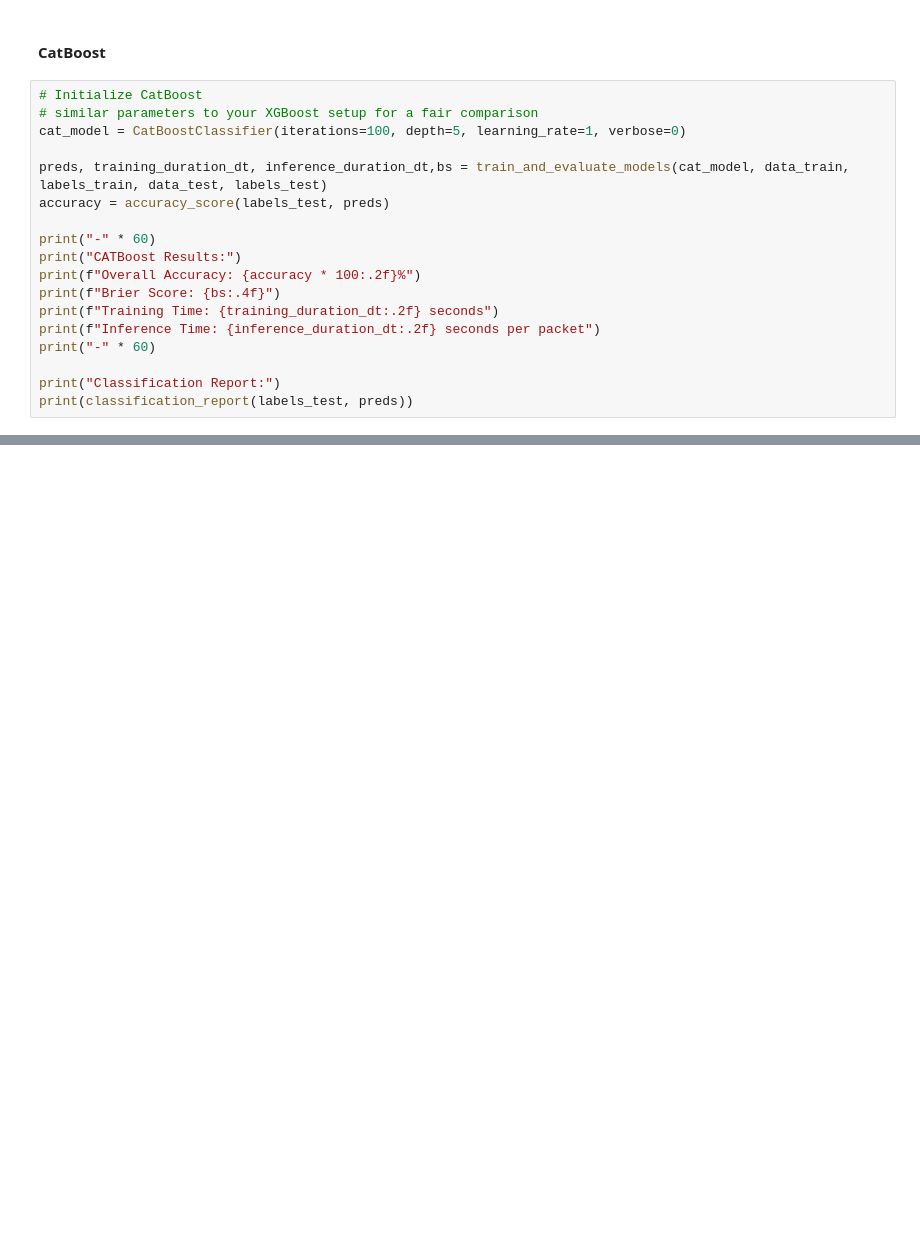
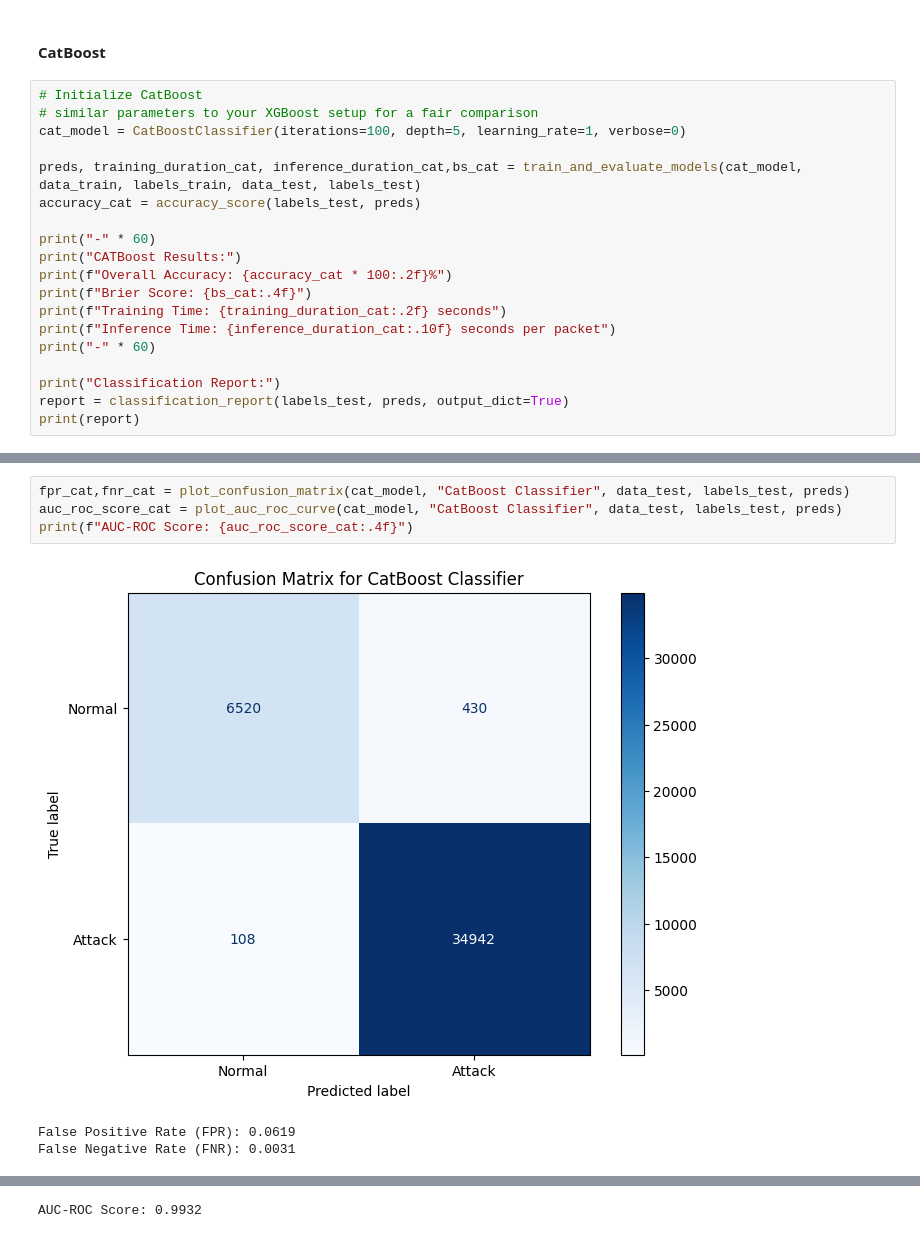
Before and after one commit to MohHaroon/XAI-based-ZSL-for-IIDS, a Jupyter notebook: model_train_eval.ipynb, the cells around one changed output, grey strips where cells are left out. Drawn from its saved outputs; the diff is of its cells as text; blank space fills up the shorter version.

```diff
--- a/model_train_eval.ipynb
+++ b/model_train_eval.ipynb
@@ -276,19 +366,20 @@ weighted avg       0.99      0.99      0.99     42000
 # similar parameters to your XGBoost setup for a fair comparison
 cat_model = CatBoostClassifier(iterations=100, depth=5, learning_rate=1, verbose=0)
 
-preds, training_duration_dt, inference_duration_dt,bs = train_and_evaluate_models(cat_model, data_train, labels_train, data_test, labels_test)
-accuracy = accuracy_score(labels_test, preds)
+preds, training_duration_cat, inference_duration_cat,bs_cat = train_and_evaluate_models(cat_model, data_train, labels_train, data_test, labels_test)
+accuracy_cat = accuracy_score(labels_test, preds)
 
 print("-" * 60)
 print("CATBoost Results:")
-print(f"Overall Accuracy: {accuracy * 100:.2f}%")
-print(f"Brier Score: {bs:.4f}")
-print(f"Training Time: {training_duration_dt:.2f} seconds")
-print(f"Inference Time: {inference_duration_dt:.2f} seconds per packet")
+print(f"Overall Accuracy: {accuracy_cat * 100:.2f}%")
+print(f"Brier Score: {bs_cat:.4f}")
+print(f"Training Time: {training_duration_cat:.2f} seconds")
+print(f"Inference Time: {inference_duration_cat:.10f} seconds per packet")
 print("-" * 60)
 
 print("Classification Report:")
-print(classification_report(labels_test, preds))
+report = classification_report(labels_test, preds, output_dict=True)
+print(report)
 # %% [output]
 ------------------------------------------------------------
 CATBoost Results:
@@ -308,0 +393,8 @@ weighted avg       0.99      0.99      0.99     42000
+# %%
+fpr_cat,fnr_cat = plot_confusion_matrix(cat_model, "CatBoost Classifier", data_test, labels_test, preds)
+auc_roc_score_cat = plot_auc_roc_curve(cat_model, "CatBoost Classifier", data_test, labels_test, preds)
+print(f"AUC-ROC Score: {auc_roc_score_cat:.4f}")
+# %% [output]
+[figure, added]
+False Positive Rate (FPR): 0.0619
+False Negative Rate (FNR): 0.0031
@@ -308,0 +402 @@ weighted avg       0.99      0.99      0.99     42000
+AUC-ROC Score: 0.9932
```
Also changed, not shown: parts of 16 cells of this notebook.
